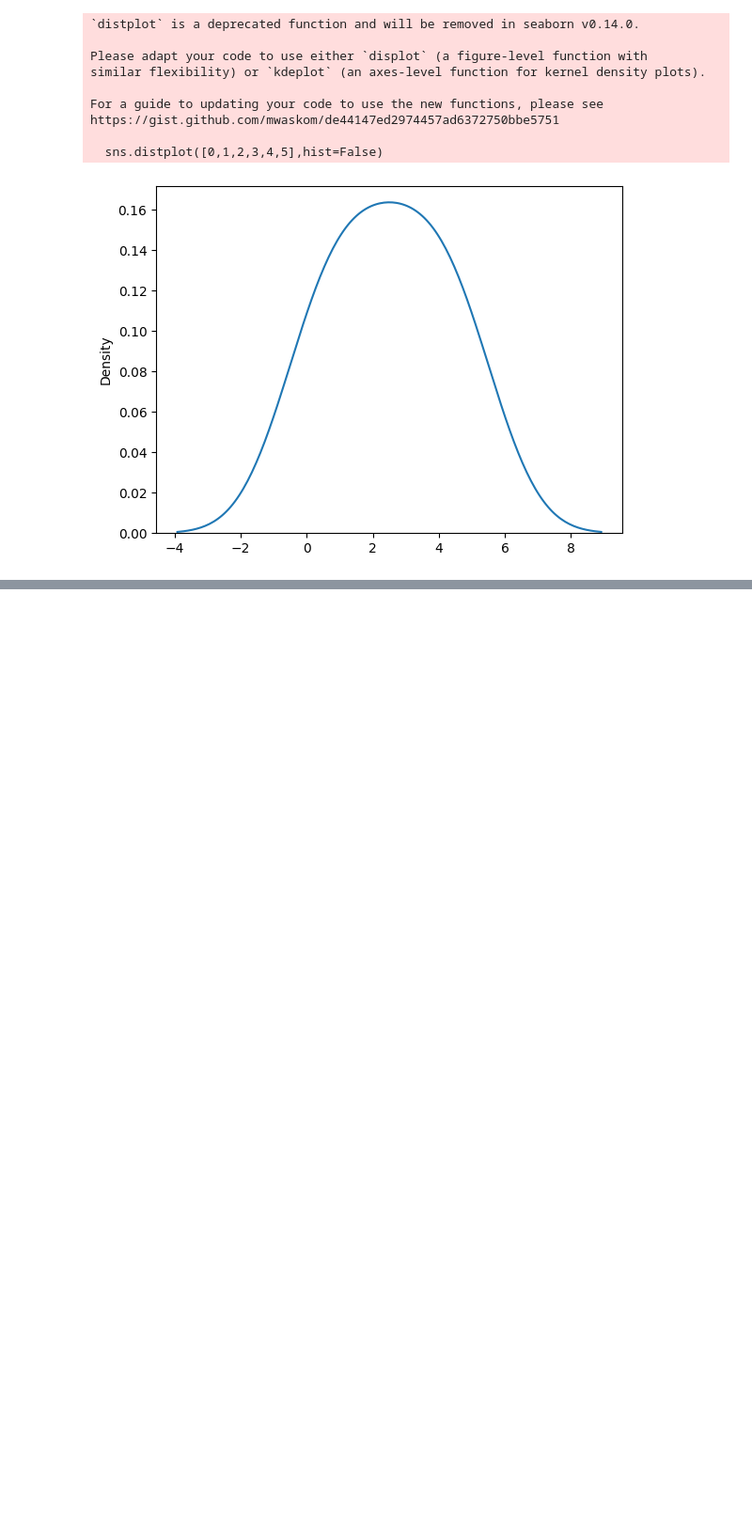
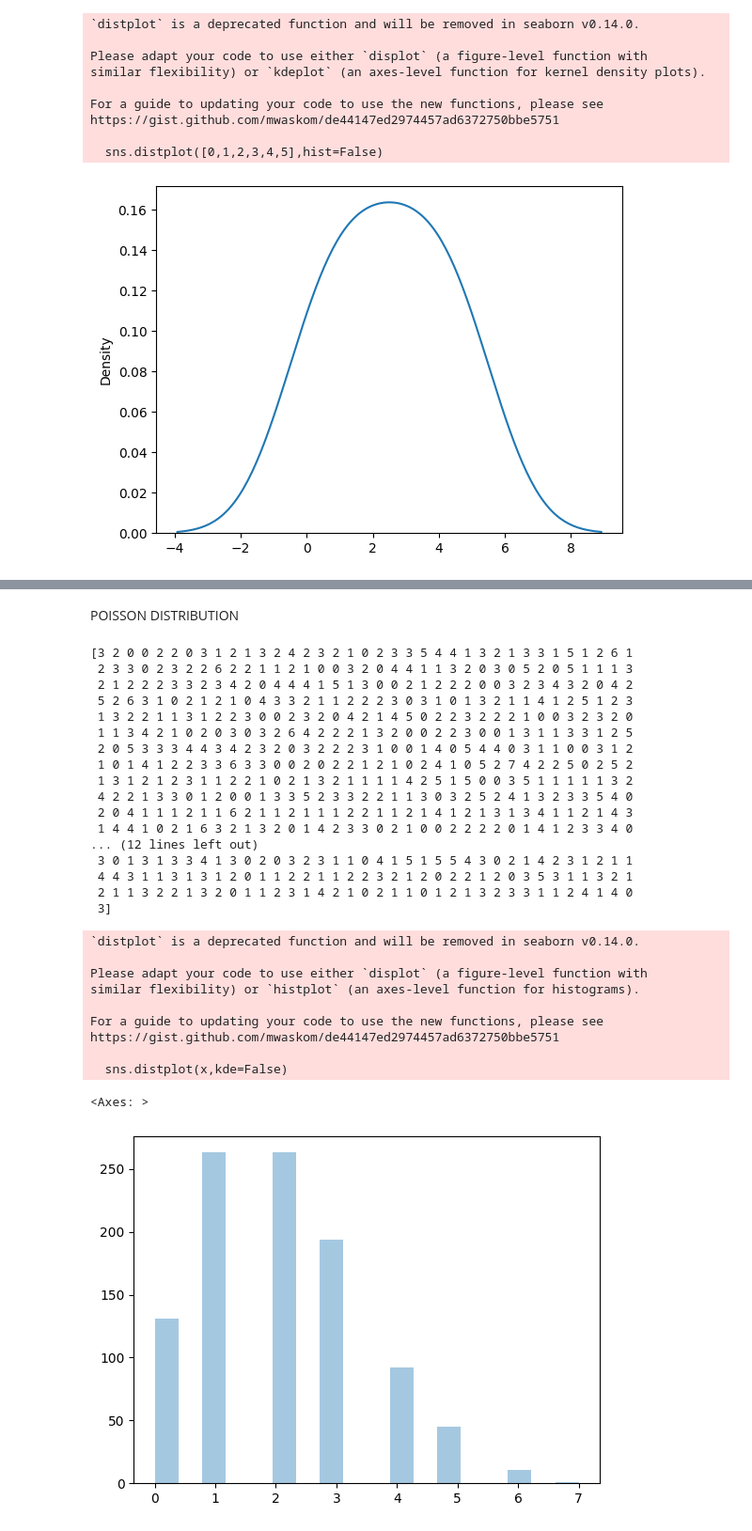
Before and after one commit to GuramiDavitadze/Learning-Python, a Jupyter notebook: random.ipynb, the cells around one changed output, grey strips where cells are left out. Shown at 94% size. Saved outputs shown, nothing was run; the diff lists cells and outputs as text; code cells hidden in the pictures; blank space fills up the shorter version.

```diff
--- a/random.ipynb
+++ b/random.ipynb
@@ -80,0 +164,35 @@ https://gist.github.com/mwaskom/de44147ed2974457ad6372750bbe5751
+# %% [markdown]
+POISSON DISTRIBUTION
+# %%
+x= random.poisson(lam=2,size=1000)
+print(x)
+sns.distplot(x,kde=False)
+# %% [output]
+[3 2 0 0 2 2 0 3 1 2 1 3 2 4 2 3 2 1 0 2 3 3 5 4 4 1 3 2 1 3 3 1 5 1 2 6 1
+ 2 3 3 0 2 3 2 2 6 2 2 1 1 2 1 0 0 3 2 0 4 4 1 1 3 2 0 3 0 5 2 0 5 1 1 1 3
+ 2 1 2 2 2 3 3 2 3 4 2 0 4 4 4 1 5 1 3 0 0 2 1 2 2 2 0 0 3 2 3 4 3 2 0 4 2
+ 5 2 6 3 1 0 2 1 2 1 0 4 3 3 2 1 1 2 2 2 3 0 3 1 0 1 3 2 1 1 4 1 2 5 1 2 3
+ 1 3 2 2 1 1 3 1 2 2 3 0 0 2 3 2 0 4 2 1 4 5 0 2 2 3 2 2 2 1 0 0 3 2 3 2 0
+ 1 1 3 4 2 1 0 2 0 3 0 3 2 6 4 2 2 2 1 3 2 0 0 2 2 3 0 0 1 3 1 1 3 3 1 2 5
+ 2 0 5 3 3 3 4 4 3 4 2 3 2 0 3 2 2 2 3 1 0 0 1 4 0 5 4 4 0 3 1 1 0 0 3 1 2
+ 1 0 1 4 1 2 2 3 3 6 3 3 0 0 2 0 2 2 1 2 1 0 2 4 1 0 5 2 7 4 2 2 5 0 2 5 2
+ 1 3 1 2 1 2 3 1 1 2 2 1 0 2 1 3 2 1 1 1 1 4 2 5 1 5 0 0 3 5 1 1 1 1 1 3 2
+ 4 2 2 1 3 3 0 1 2 0 0 1 3 3 5 2 3 3 2 2 1 1 3 0 3 2 5 2 4 1 3 2 3 3 5 4 0
+ 2 0 4 1 1 1 2 1 1 6 2 1 1 2 1 1 1 2 2 1 1 2 1 4 1 2 1 3 1 3 4 1 1 2 1 4 3
+ 1 4 4 1 0 2 1 6 3 2 1 3 2 0 1 4 2 3 3 0 2 1 0 0 2 2 2 2 0 1 4 1 2 3 3 4 0
+... (12 lines left out)
+ 3 0 1 3 1 3 3 4 1 3 0 2 0 3 2 3 1 1 0 4 1 5 1 5 5 4 3 0 2 1 4 2 3 1 2 1 1
+ 4 4 3 1 1 3 1 3 1 2 0 1 1 2 2 1 1 2 2 3 2 1 2 0 2 2 1 2 0 3 5 3 1 1 3 2 1
+ 2 1 1 3 2 2 1 3 2 0 1 1 2 3 1 4 2 1 0 2 1 1 0 1 2 1 3 2 3 3 1 1 2 4 1 4 0
+ 3]
+`distplot` is a deprecated function and will be removed in seaborn v0.14.0.
+
+Please adapt your code to use either `displot` (a figure-level function with
+similar flexibility) or `histplot` (an axes-level function for histograms).
+
+For a guide to updating your code to use the new functions, please see
+https://gist.github.com/mwaskom/de44147ed2974457ad6372750bbe5751
+
+  sns.distplot(x,kde=False)
+<Axes: >
+[figure, added]
```
Also changed, not shown: parts of 7 cells of this notebook.
